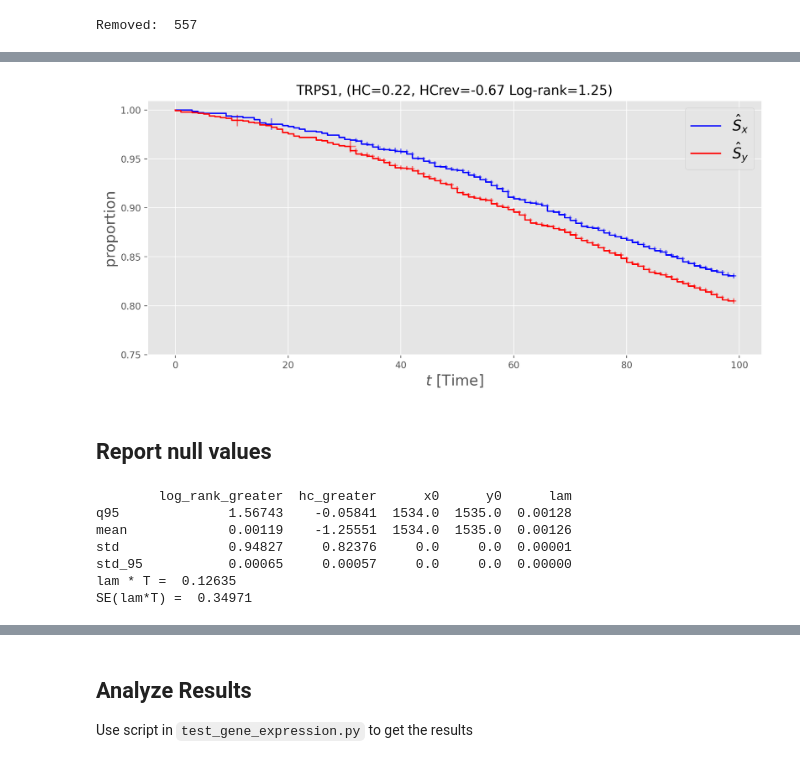
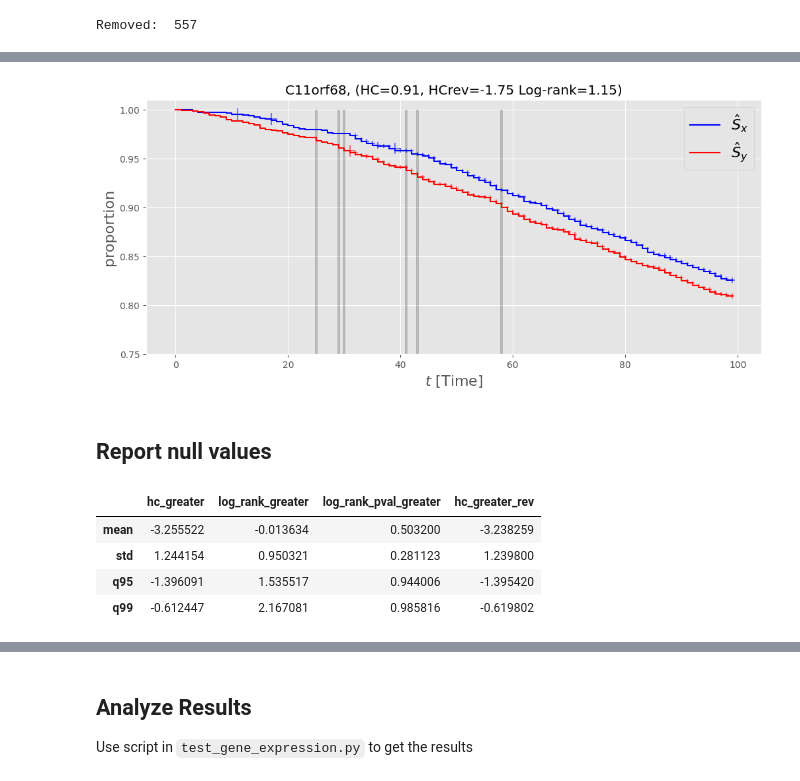
Before and after one commit to alonkipnis/HCHG, a Jupyter notebook: survival_real_data.ipynb, the cells around one changed output, grey strips where cells are left out. Cells and saved outputs as stored; diff of their text form; code cells hidden in the pictures.

```diff
--- a/survival_real_data.ipynb
+++ b/survival_real_data.ipynb
@@ -109,36 +111,37 @@ def illustrate_survival_curve_gene(df, gene_name, T, stbl=False,
     s2 = 10 * (dfg.loc[ct2, 'censored2'].max() / dfg.loc[ct2, 'censored2']).values
     plt.scatter(dfg.index[ct1], dfg.loc[ct1, 'Survival Proportion X'],
                 marker='+', c='b',
                 s=s1, alpha=.5)
     plt.scatter(dfg.index[ct2], dfg.loc[ct2, 'Survival Proportion Y'],
                 marker='+', c='r',
                 s=s2, alpha=.5)
 
     plt.legend([r'$\hat{S}_x$', r'$\hat{S}_y$'], fontsize=16, loc=1)
 
     if show_HCT:
         plt.bar(dfg.index[:len(fpval)], fpval, color='k', alpha=.2, width=.5)
 
     plt.title(f"{gene_name}, (HC={np.round(stats['hc_greater'],2)}, HCrev={np.round(stats_rev['hc_greater'],2)} Log-rank={np.round(stats['log_rank_greater'],2)})")
     plt.ylabel('proportion', fontsize=16)
     plt.xlabel(r'$t$ [Time]', fontsize=16)
     plt.ylim([0.7, 1.01])
 
     return df_disp, dfg
 
 
 
 plt.rcParams['figure.figsize'] =  [12, 5]
 T = 100
 
 
-for gene_name in tqdm(['TRPS1']):
-    dfp, dfg = illustrate_survival_curve_gene(df, gene_name, T, stbl=False, show_HCT=False)
+for gene_name in tqdm([#'ATP6V1B1',
+                        'C11orf68']):
+    dfp, dfg = illustrate_survival_curve_gene(df, gene_name, T, stbl=False, show_HCT=True)
 plt.ylim([.75 ,1.01])
 #plt.savefig(f"{gene_name}.png")
 plt.show()
 # %% [output]
-[figure, old version]
+[figure, new version]
 # %% [markdown]
 ## Report null values
 # %%
@@ -162,21 +175,19 @@ def q95(x):
 def infstd(x):
     return np.std(np.ma.masked_invalid(x))
 # %%
-T = 100
-M = 100000
-stbl = False
-df0 = pd.read_csv(f'results/SCNAB_null_{stbl}_T{T}_M{M}.csv')
+T = 200
+M = 1
+stbl = True
+#df0 = pd.read_csv("results/SCANB_null_False_T50_False_rep1.csv")
+#df0 = pd.read_csv("results/SCANB_null_True_T100.csv")
+df0 = pd.read_csv(f'results/SCANB_null_{stbl}_T{T}.csv')
 
-from test_gene_expression import report_null_stats
-
-report_null_stats(df0, T)
+df0.filter(['hc_greater', 'log_rank_greater', 'log_rank_pval_greater', 'hc_greater_rev']).agg(['mean','std',q95, q99])
 # %% [output]
-        log_rank_greater  hc_greater      x0      y0      lam
-q95              1.56743    -0.05841  1534.0  1535.0  0.00128
-mean             0.00119    -1.25551  1534.0  1535.0  0.00126
-std              0.94827     0.82376     0.0     0.0  0.00001
-std_95           0.00065     0.00057     0.0     0.0  0.00000
-lam * T =  0.12635
-SE(lam*T) =  0.34971
+|  | hc_greater | log_rank_greater | log_rank_pval_greater | hc_greater_rev |
+| mean | -3.255522 | -0.013634 | 0.503200 | -3.238259 |
+| std | 1.244154 | 0.950321 | 0.281123 | 1.239800 |
+| q95 | -1.396091 | 1.535517 | 0.944006 | -1.395420 |
+| q99 | -0.612447 | 2.167081 | 0.985816 | -0.619802 |
 # %%
 output_dir = "/Users/kipnisal/Dropbox/Apps/Overleaf/Survival Analysis with Sensitivity to Possible Rare and Weak Differences/"
```
Also changed, not shown: parts of 34 cells of this notebook, 6 other files.
